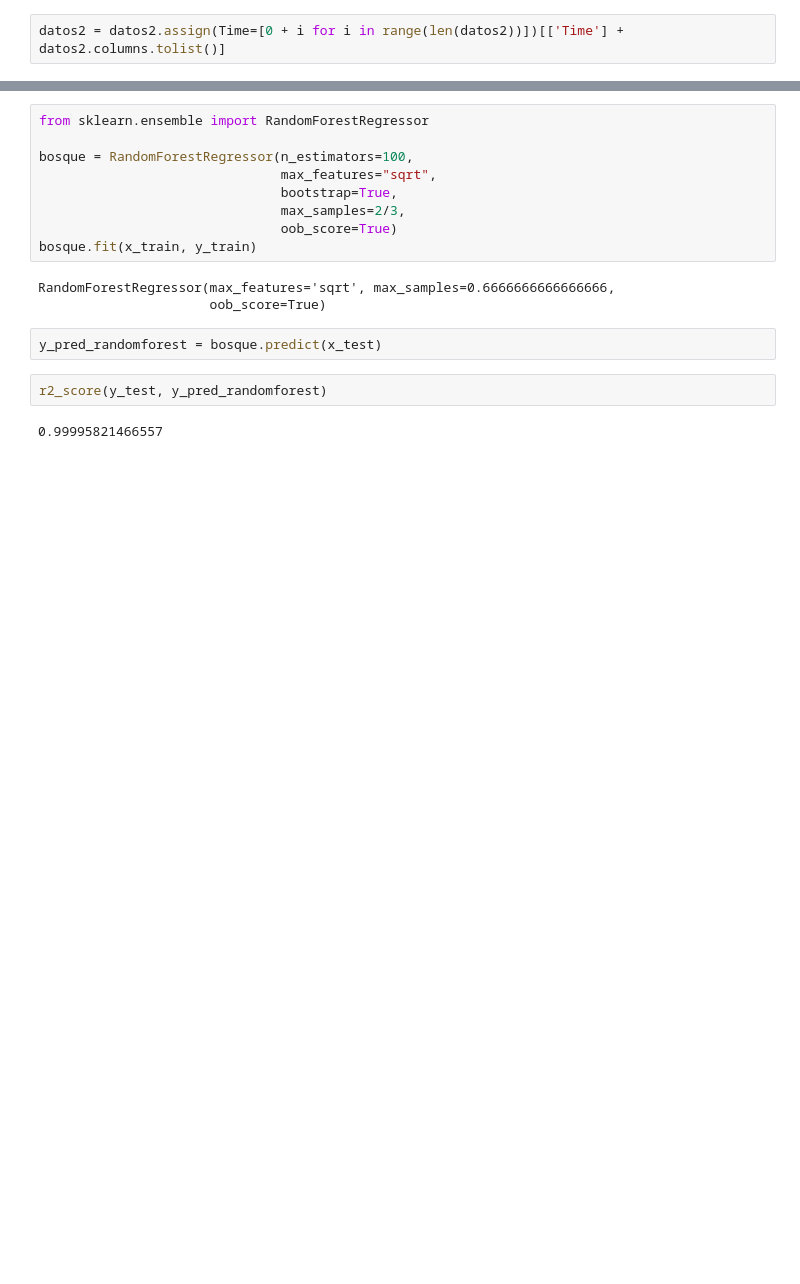
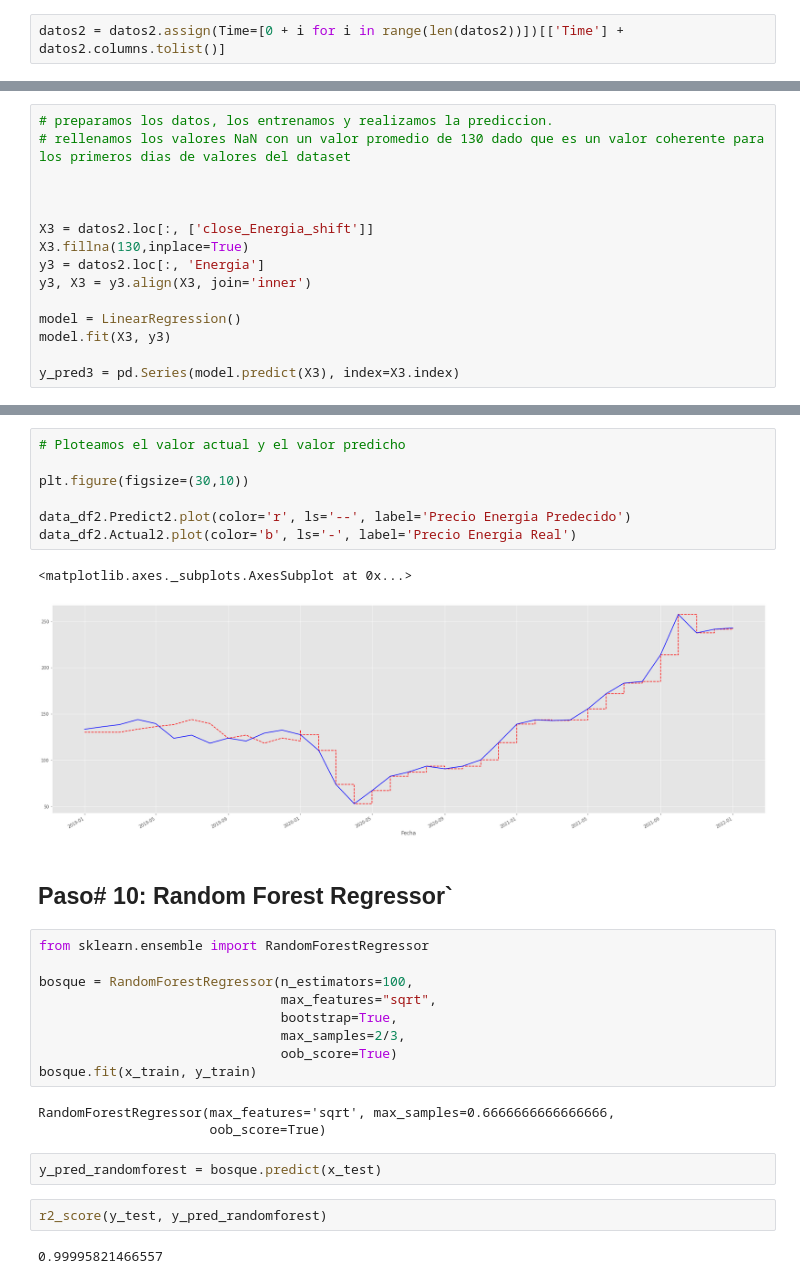
Before and after one commit to RufinoMartin/Coderhouse2021, a Jupyter notebook: Notebook_Integrado.ipynb, the cells around one changed output, grey strips where cells are left out. Drawn from its saved outputs; the diff is of its cells as text; blank space fills up the shorter version.

```diff
--- a/Notebook_Integrado.ipynb
+++ b/Notebook_Integrado.ipynb
@@ -1594,0 +1523,15 @@ AttributeError: ignored
+# %%
+# preparamos los datos, los entrenamos y realizamos la prediccion.
+# rellenamos los valores NaN con un valor promedio de 130 dado que es un valor coherente para los primeros dias de valores del dataset
+
+
+
+X3 = datos2.loc[:, ['close_Energia_shift']]
+X3.fillna(130,inplace=True)
+y3 = datos2.loc[:, 'Energia']
+y3, X3 = y3.align(X3, join='inner')
+
+model = LinearRegression()
+model.fit(X3, y3)
+
+y_pred3 = pd.Series(model.predict(X3), index=X3.index)
@@ -1595,3 +1580,15 @@ AttributeError: ignored
+# %%
+# Ploteamos el valor actual y el valor predicho
+
+plt.figure(figsize=(30,10))
+
+data_df2.Predict2.plot(color='r', ls='--', label='Precio Energia Predecido')
+data_df2.Actual2.plot(color='b', ls='-', label='Precio Energia Real')
+# %% [output]
+<matplotlib.axes._subplots.AxesSubplot at 0x...>
+[figure, added]
+# %% [markdown]
+## Paso# 10: Random Forest Regressor`
 # %%
 from sklearn.ensemble import RandomForestRegressor
 
```
Also changed, not shown: parts of 86 cells of this notebook.
